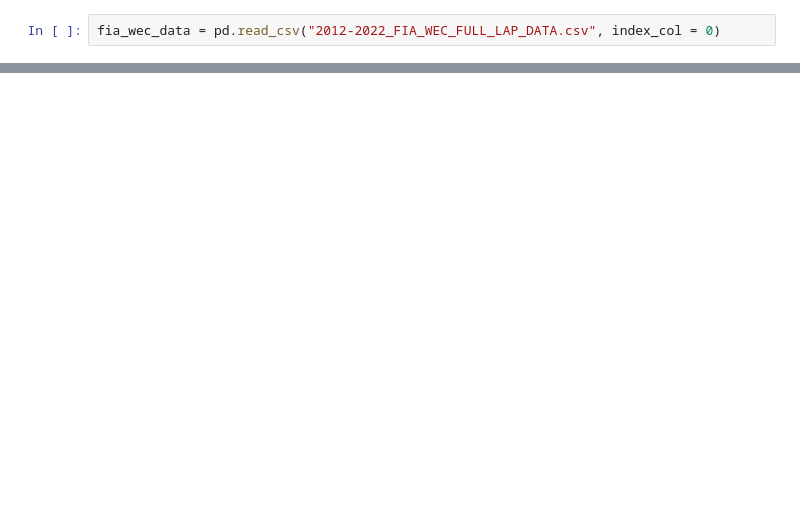
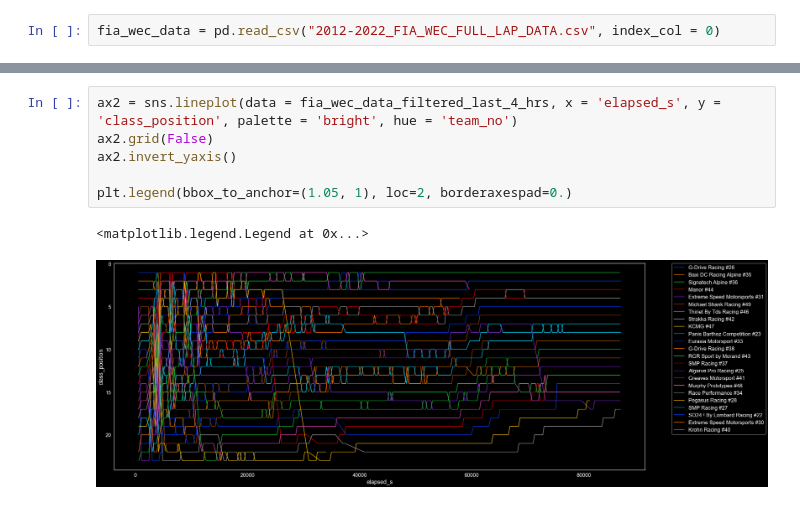
Before and after one commit to Razgrizaces/alkamel_stint_analyzer, a Jupyter notebook: fia_wec_stint_analyzer.ipynb, the cells around one changed output, grey strips where cells are left out. Drawn from its saved outputs; the diff is of its cells as text; blank space fills up the shorter version.

```diff
--- a/fia_wec_stint_analyzer.ipynb
+++ b/fia_wec_stint_analyzer.ipynb
@@ -196,0 +58,9 @@ fia_wec_data_spa
+# %%
+ax2 = sns.lineplot(data = fia_wec_data_filtered_last_4_hrs, x = 'elapsed_s', y = 'class_position', palette = 'bright', hue = 'team_no')
+ax2.grid(False)
+ax2.invert_yaxis()
+
+plt.legend(bbox_to_anchor=(1.05, 1), loc=2, borderaxespad=0.)
+# %% [output]
+<matplotlib.legend.Legend at 0x...>
+[figure, added]
```
Also changed, not shown: parts of 18 cells of this notebook, 8 other files.
